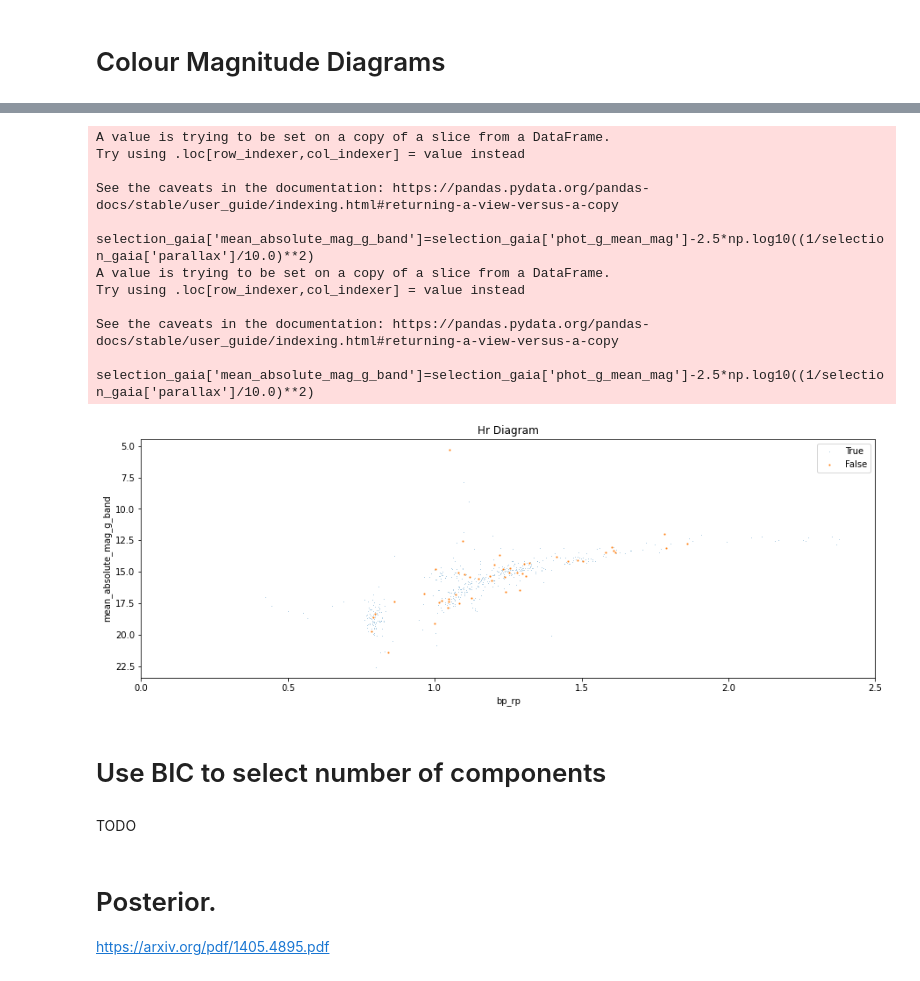
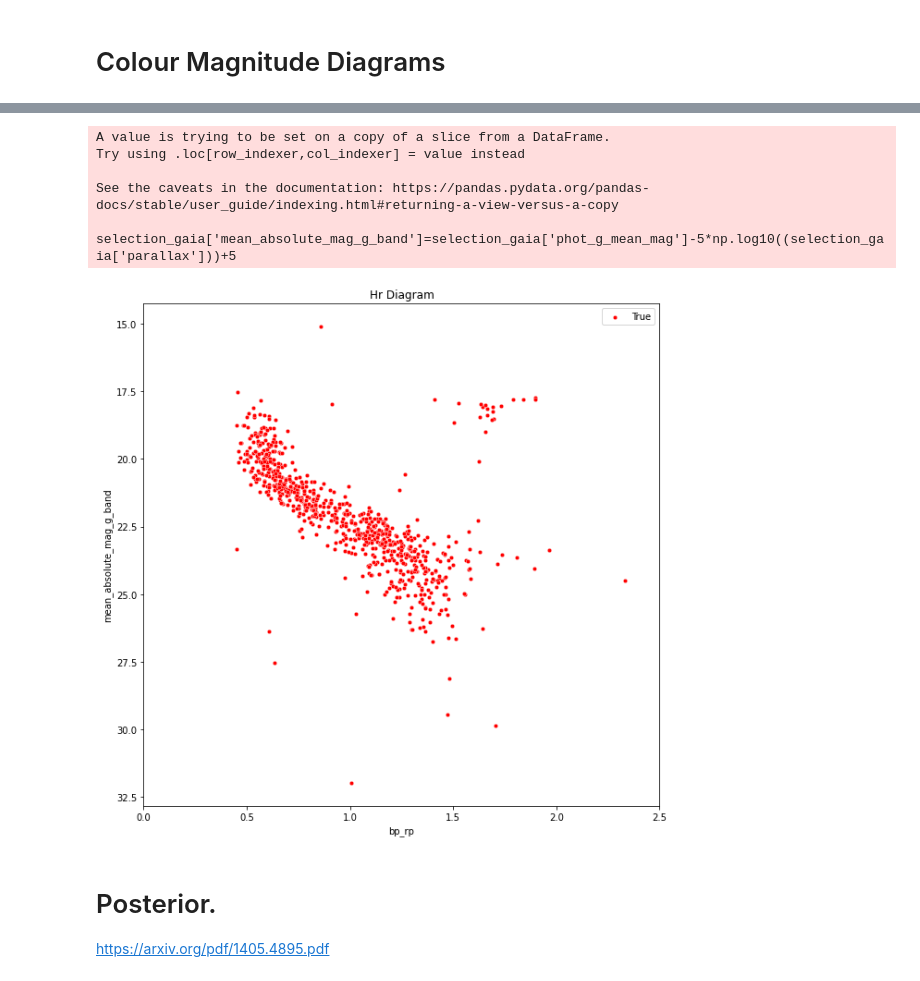
Before and after one commit to ocallam6/GES, a Jupyter notebook: Analysis/membership_prob.ipynb, the cells around one changed output, grey strips where cells are left out. Cells and saved outputs as stored; diff of their text form; code cells hidden in the pictures.

```diff
--- a/Analysis/membership_prob.ipynb
+++ b/Analysis/membership_prob.ipynb
@@ -330,7 +392,7 @@ Here we are using 28000 values out of 80000 due to bugs. This also utilises all
 # %%
-gmm=XDGMM(2).fit(learning_input[0:len(globular_cluster_data)],Xerr=learning_error_covariance[0:len(globular_cluster_data)],R=R[0:len(globular_cluster_data)])
+gmm_GES=XDGMM(2).fit(learning_input[0:len(gaia_eso)],Xerr=learning_error_covariance[0:len(gaia_eso)],R=R[0:len(gaia_eso)])
 
-#gmm=XDGMM(2).fit(learning_input,Xerr=learning_error_covariance,R=R)
+gmm_full=XDGMM(2).fit(learning_input,Xerr=learning_error_covariance,R=R)
 # %% [output]
 gmm
 endgmm
@@ -441,0 +508,7 @@ sn.scatterplot(data=plot_df,x='pmdec',y='VRAD',hue='prob',ax=axs[1,2])
+# %%
+
+comp=gmm_GES.prob_z_given_w(learning_input,Xerr=learning_error_covariance,R=R)
+df=pd.DataFrame(learning_input,columns=columns_parameters)
+df2=pd.DataFrame(comp[:,1],columns=['prob'])
+plot_df=pd.concat([df,df2],axis=1)
+plot_df
@@ -475,0 +571,5 @@ globular_cluster_data[plot_df['prob']>=0.9]
+# %%
+df_diagram=pd.concat([plot_df.reset_index(),data[['bp_rp','phot_g_mean_mag']].reset_index()],axis=1)
+# %%
+data_for_hr1=df_diagram[df_diagram['prob']>=0.9]
+data_for_hr2=df_diagram[df_diagram['prob']<0.9]
@@ -476,44 +585,35 @@ globular_cluster_data[plot_df['prob']>=0.9]
 # %%
 def mean_basolute_mag_g_band(selection_gaia):
 
-    selection_gaia['mean_absolute_mag_g_band']=selection_gaia['phot_g_mean_mag']-2.5*np.log10((1/selection_gaia['parallax']/10.0)**2)
+    selection_gaia['mean_absolute_mag_g_band']=selection_gaia['phot_g_mean_mag']-5*np.log10((1.0/selection_gaia['parallax']))+5
     return selection_gaia
 
 
 
 
 f, axes = plt.subplots(1, 1)
 
-f.set_figheight(5)
-f.set_figwidth(15)
-scatter=mean_basolute_mag_g_band(globular_cluster_data[globular_cluster_data['membership']==True])
-sn.scatterplot(x=scatter['bp_rp'],y=scatter['mean_absolute_mag_g_band'],ax=axes,s=0.5,label='True')
+f.set_figheight(10)
+f.set_figwidth(10)
+scatter=mean_basolute_mag_g_band(data_for_hr1)
+sn.scatterplot(x=scatter['bp_rp'],y=scatter['mean_absolute_mag_g_band'],ax=axes,label='True',s=20,color='r')
 
-scatter=mean_basolute_mag_g_band(globular_cluster_data[globular_cluster_data['membership']==False])
-sn.scatterplot(x=scatter['bp_rp'],y=scatter['mean_absolute_mag_g_band'],ax=axes,s=5,label='False')
+#scatter=mean_basolute_mag_g_band(data_for_hr2)
+#sn.scatterplot(x=scatter['bp_rp'],y=scatter['mean_absolute_mag_g_band'],ax=axes,label='False',s=15,alpha=0.7)
 
 axes.set_xlim(0,2.5)
 
 axes.invert_yaxis()
 plt.legend()
 axes.set_title("Hr Diagram")
 plt.show()
 # %% [output]
 A value is trying to be set on a copy of a slice from a DataFrame.
 Try using .loc[row_indexer,col_indexer] = value instead
 
 See the caveats in the documentation: https://pandas.pydata.org/pandas-docs/stable/user_guide/indexing.html#returning-a-view-versus-a-copy
-  selection_gaia['mean_absolute_mag_g_band']=selection_gaia['phot_g_mean_mag']-2.5*np.log10((1/selection_gaia['parallax']/10.0)**2)
-A value is trying to be set on a copy of a slice from a DataFrame.
-Try using .loc[row_indexer,col_indexer] = value instead
-
-See the caveats in the documentation: https://pandas.pydata.org/pandas-docs/stable/user_guide/indexing.html#returning-a-view-versus-a-copy
-  selection_gaia['mean_absolute_mag_g_band']=selection_gaia['phot_g_mean_mag']-2.5*np.log10((1/selection_gaia['parallax']/10.0)**2)
+  selection_gaia['mean_absolute_mag_g_band']=selection_gaia['phot_g_mean_mag']-5*np.log10((selection_gaia['parallax']))+5
-[figure, old version]
+[figure, new version]
-# %% [markdown]
-# Use BIC to select number of components
-# %% [markdown]
-TODO
 # %% [markdown]
 # Posterior.
 https://arxiv.org/pdf/1405.4895.pdf
```
Also changed, not shown: parts of 74 cells of this notebook, 1 other file.
